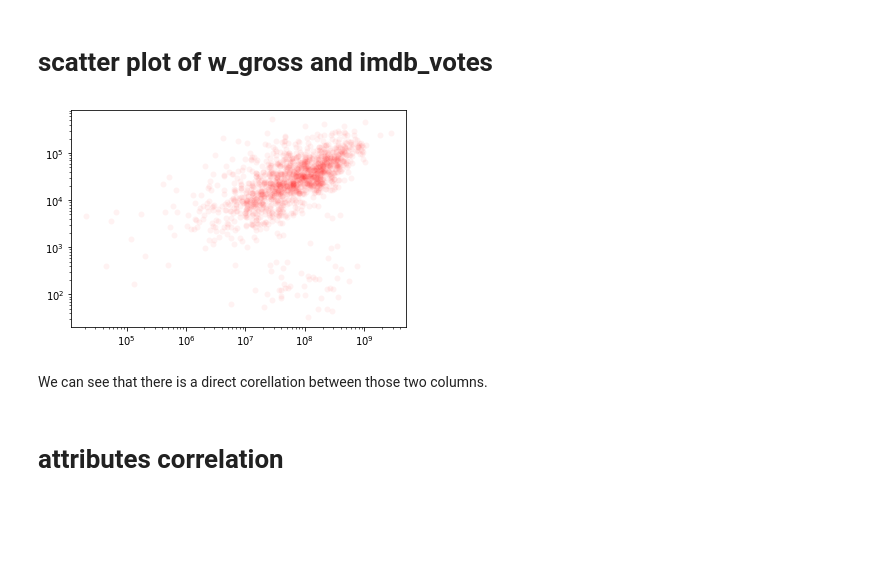
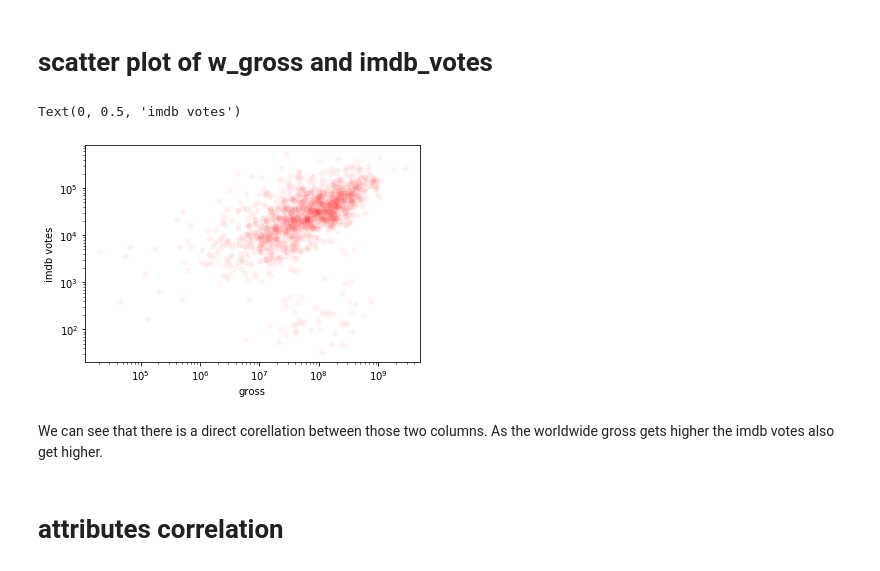
Before and after one commit to leobouts/data_science_practice, a Jupyter notebook: Movie_Notebook.ipynb, the cells around one changed output. Saved outputs shown, nothing was run; the diff lists cells and outputs as text; code cells hidden in the pictures; blank space fills up the shorter version.

```diff
--- a/Movie_Notebook.ipynb
+++ b/Movie_Notebook.ipynb
@@ -229,13 +229,16 @@ Mean values: [23841, 30326, 38575, 49069, 62417, 79396, 100993, 128466, 163411,
 # %%
 fig = plt.figure()
 ax = plt.gca()
 ax.plot(movie_data['w_gross'] ,movie_data['imdb_votes'] ,'o', c='red', alpha=0.05, markeredgecolor='none')
 ax.set_yscale('log')
 ax.set_xscale('log')
+ax.set_xlabel('gross')
+ax.set_ylabel('imdb votes')
 # %% [output]
+Text(0, 0.5, 'imdb votes')
-[figure, old version]
+[figure, new version]
 # %% [markdown]
-We can see that there is a direct corellation between those two columns.
+We can see that there is a direct corellation between those two columns. As the worldwide gross gets higher the imdb votes also get higher.
 # %% [markdown]
 # attributes correlation
 # %%
```
Also changed, not shown: parts of 6 cells of this notebook.
